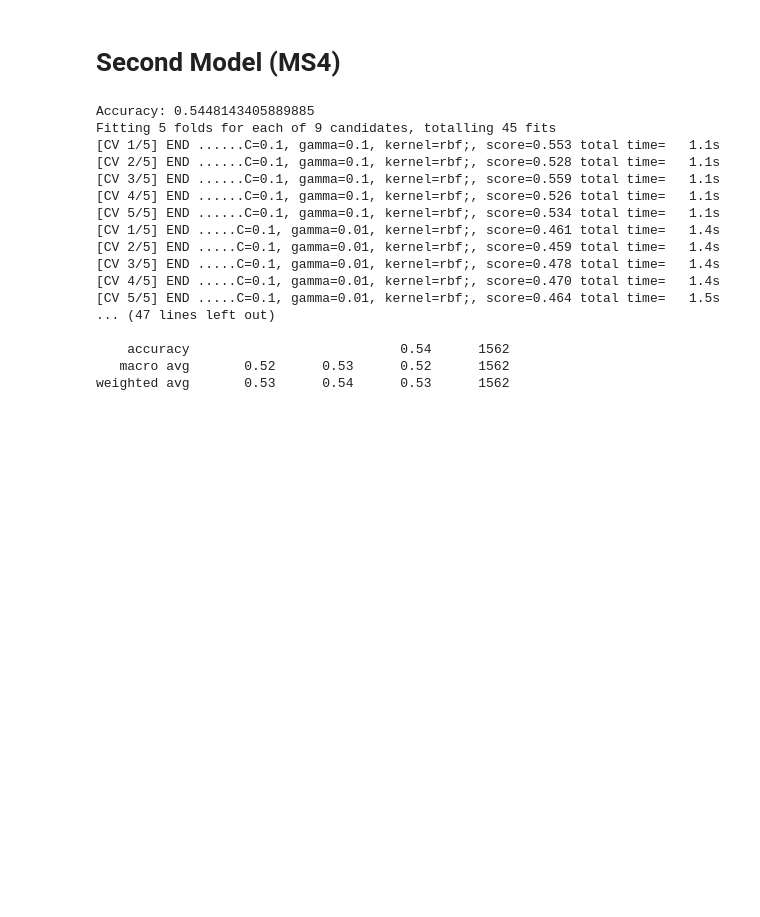
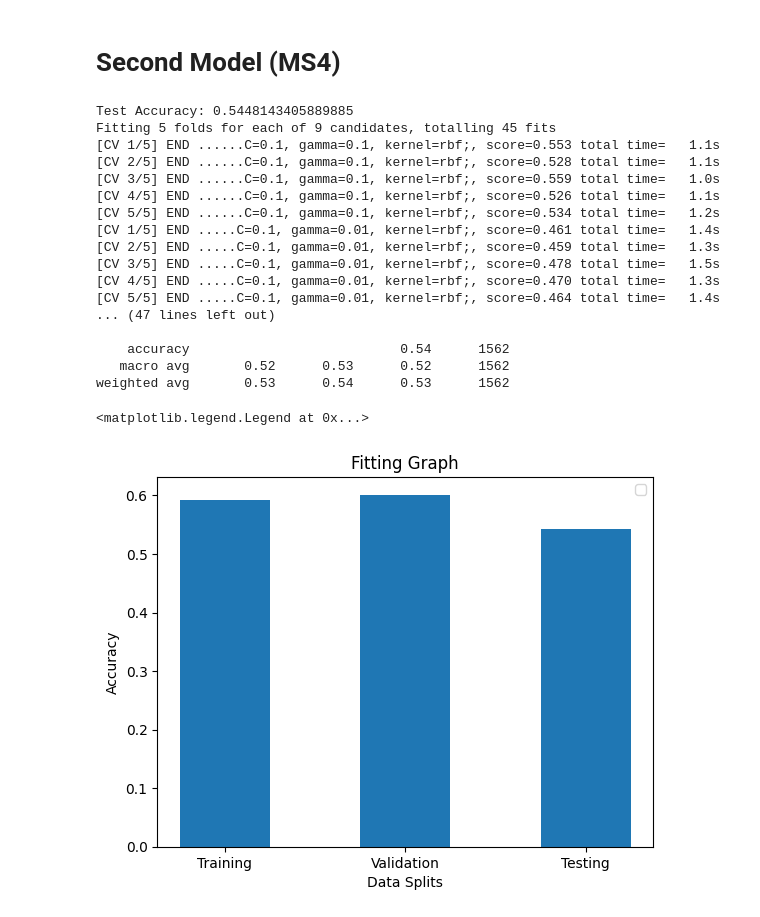
Before and after one commit to DaikonPlays/UCSD-CSE-151A-Project, a Jupyter notebook: src/diet_classifer.ipynb, the cells around one changed output. Saved outputs shown, nothing was run; the diff lists cells and outputs as text; code cells hidden in the pictures; blank space fills up the shorter version.

```diff
--- a/src/diet_classifer.ipynb
+++ b/src/diet_classifer.ipynb
@@ -232,7 +268,7 @@ xgboost_mod.fit(X_train, y_train)
 y_pred = xgboost_mod.predict(X_test)
 predictions = [round(value) for value in y_pred]
 accuracy = accuracy_score(y_test, y_pred)
-print("Accuracy:", accuracy)
+print("Test Accuracy:", accuracy)
 
 
 param_grid = {'C': [0.1, 1, 10],
@@ -259,20 +295,37 @@ print("Test Accuracy:", test_accuracy)
 print("Validation Accuracy:", validation_accuracy)
 print("\nClassification Report:\n", classification_report(y_test, y_pred_test))
 # %% [output]
-Accuracy: 0.5448143405889885
+Test Accuracy: 0.5448143405889885
 Fitting 5 folds for each of 9 candidates, totalling 45 fits
 [CV 1/5] END ......C=0.1, gamma=0.1, kernel=rbf;, score=0.553 total time=   1.1s
 [CV 2/5] END ......C=0.1, gamma=0.1, kernel=rbf;, score=0.528 total time=   1.1s
-[CV 3/5] END ......C=0.1, gamma=0.1, kernel=rbf;, score=0.559 total time=   1.1s
+[CV 3/5] END ......C=0.1, gamma=0.1, kernel=rbf;, score=0.559 total time=   1.0s
 [CV 4/5] END ......C=0.1, gamma=0.1, kernel=rbf;, score=0.526 total time=   1.1s
-[CV 5/5] END ......C=0.1, gamma=0.1, kernel=rbf;, score=0.534 total time=   1.1s
+[CV 5/5] END ......C=0.1, gamma=0.1, kernel=rbf;, score=0.534 total time=   1.2s
 [CV 1/5] END .....C=0.1, gamma=0.01, kernel=rbf;, score=0.461 total time=   1.4s
-[CV 2/5] END .....C=0.1, gamma=0.01, kernel=rbf;, score=0.459 total time=   1.4s
-[CV 3/5] END .....C=0.1, gamma=0.01, kernel=rbf;, score=0.478 total time=   1.4s
-[CV 4/5] END .....C=0.1, gamma=0.01, kernel=rbf;, score=0.470 total time=   1.4s
-[CV 5/5] END .....C=0.1, gamma=0.01, kernel=rbf;, score=0.464 total time=   1.5s
+[CV 2/5] END .....C=0.1, gamma=0.01, kernel=rbf;, score=0.459 total time=   1.3s
+[CV 3/5] END .....C=0.1, gamma=0.01, kernel=rbf;, score=0.478 total time=   1.5s
+[CV 4/5] END .....C=0.1, gamma=0.01, kernel=rbf;, score=0.470 total time=   1.3s
+[CV 5/5] END .....C=0.1, gamma=0.01, kernel=rbf;, score=0.464 total time=   1.4s
 ... (47 lines left out)
 
     accuracy                           0.54      1562
    macro avg       0.52      0.53      0.52      1562
 weighted avg       0.53      0.54      0.53      1562
+# %%
+categories = ['Training','Validation', 'Testing']
+svc_accuracies = [training_accuracy, validation_accuracy, test_accuracy]
+
+x = np.arange(len(categories))
+width = 0.5
+fig, ax = plt.subplots()
+bars = ax.bar(x, svc_accuracies, width)
+ax.set_xlabel('Data Splits')
+ax.set_ylabel('Accuracy')
+ax.set_title('Fitting Graph')
+ax.set_xticks(x)
+ax.set_xticklabels(categories)
+ax.legend()
+# %% [output]
+<matplotlib.legend.Legend at 0x...>
+[figure, added]
```
Also changed, not shown: parts of 3 cells of this notebook, 2 other files.
